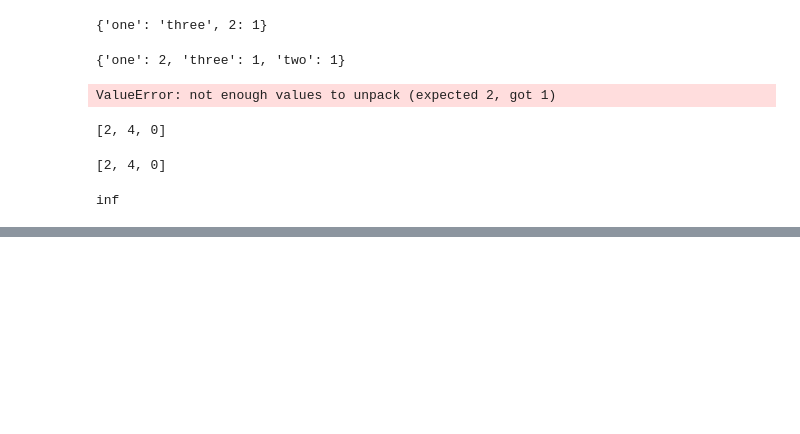
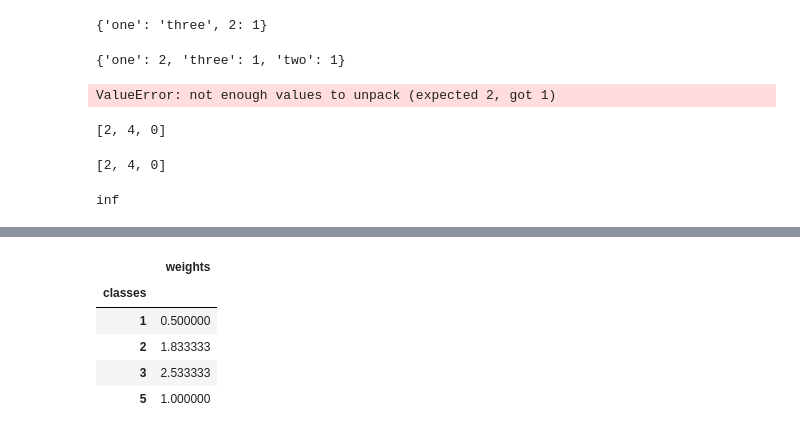
Before and after one commit to codekot/logistics_knn, a Jupyter notebook: testing.ipynb, the cells around one changed output, grey strips where cells are left out. Drawn from its saved outputs; the diff is of its cells as text; code cells hidden in the pictures; blank space fills up the shorter version.

```diff
--- a/testing.ipynb
+++ b/testing.ipynb
@@ -530,0 +662,9 @@ inf
+# %%
+df[["weights", "classes"]].groupby("classes").sum()
+# %% [output]
+|  | weights |
+| classes |  |
+| 1 | 0.500000 |
+| 2 | 1.833333 |
+| 3 | 2.533333 |
+| 5 | 1.000000 |
```
Also changed, not shown: parts of 32 cells of this notebook, 1 other file.
